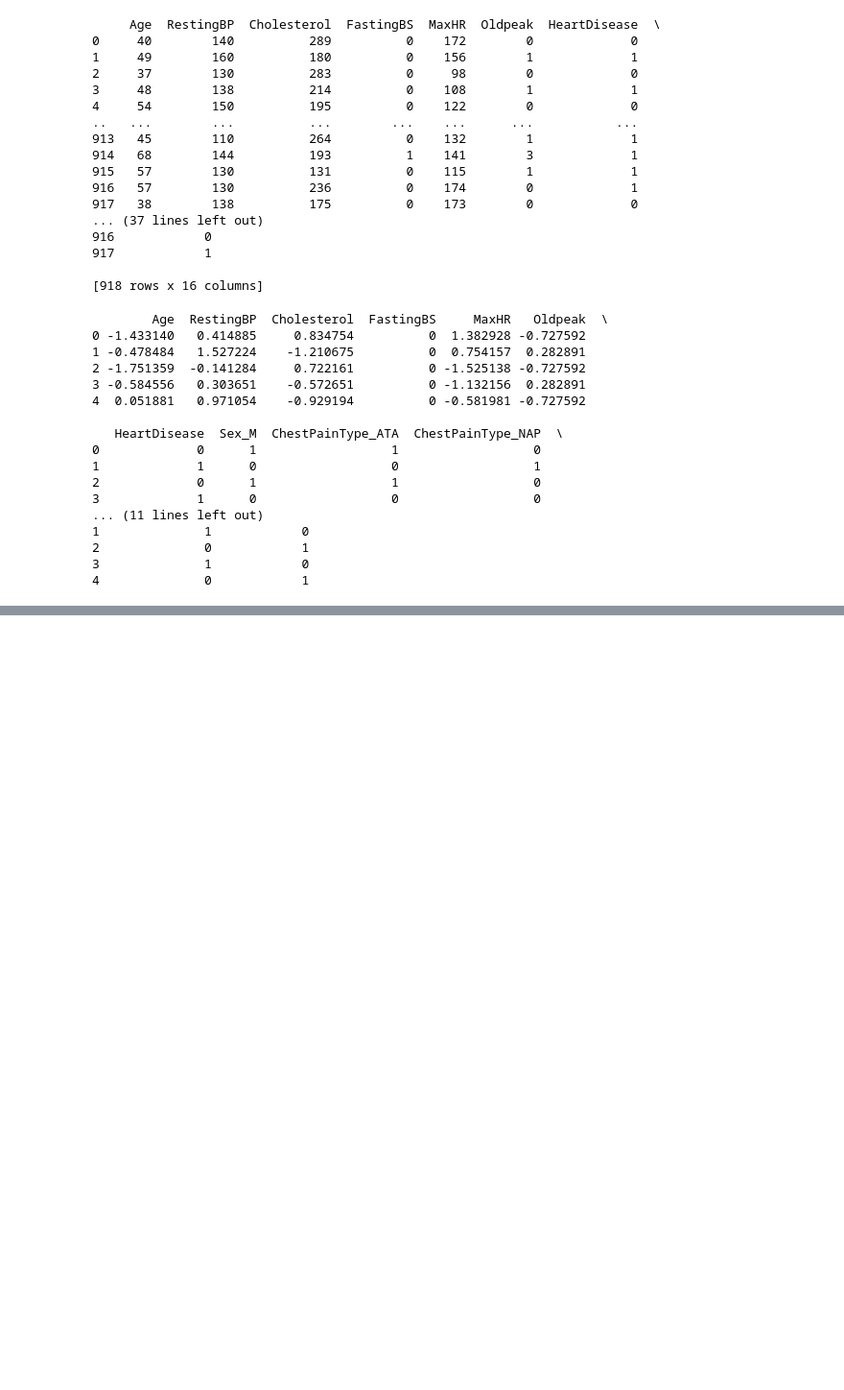
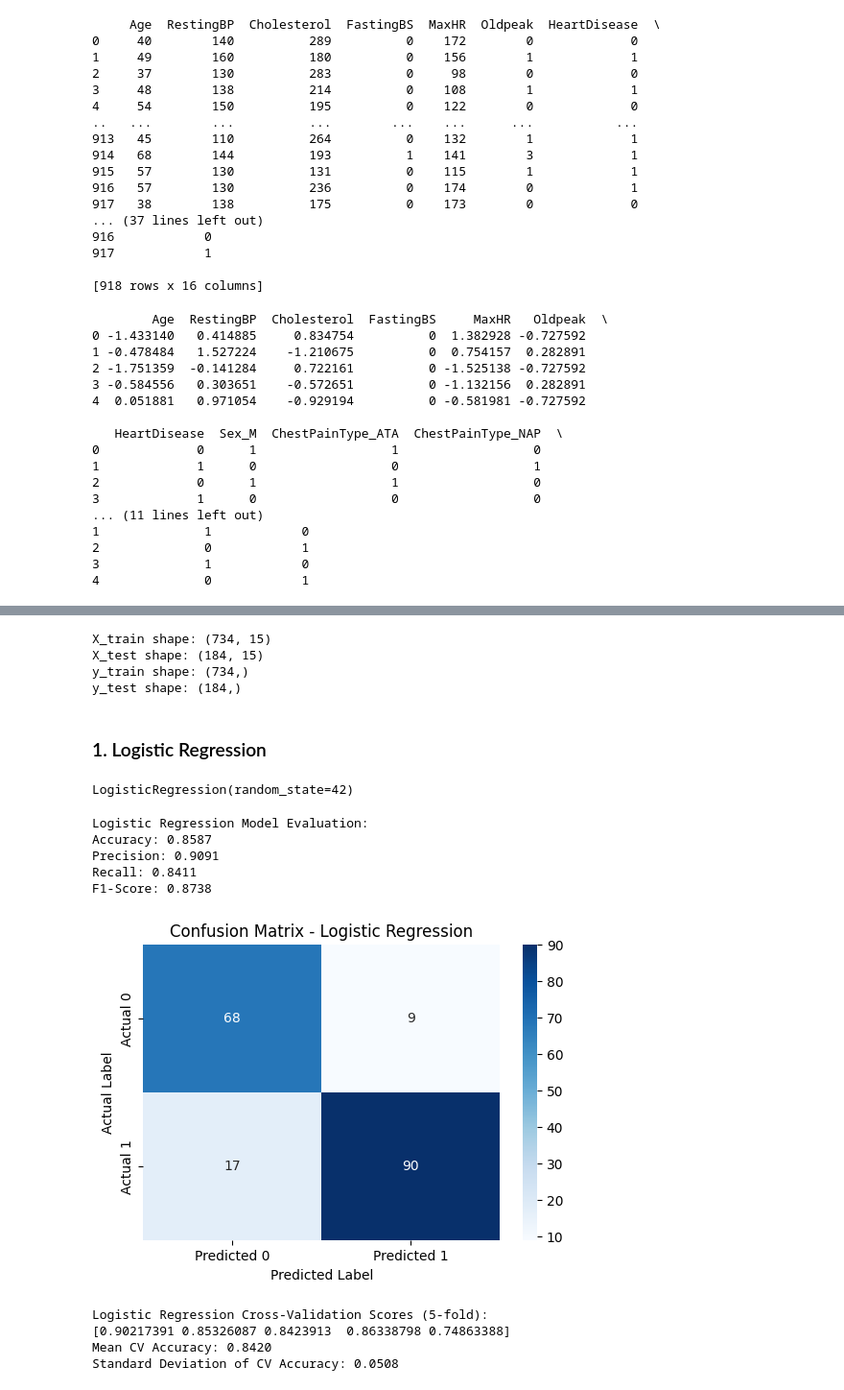
Before and after one commit to Vaishnavi943/ML_Project, a Jupyter notebook: HeartDisease_classifier.ipynb, the cells around one changed output, grey strips where cells are left out. Shown at 96% size. Drawn from its saved outputs; the diff is of its cells as text; code cells hidden in the pictures; blank space fills up the shorter version.

Commit message:
used all the classifier model, model evaluation technique, confussion matrix cross validation, hyperparamater-tuning etc

```diff
--- a/HeartDisease_classifier.ipynb
+++ b/HeartDisease_classifier.ipynb
@@ -221,0 +224,73 @@ print(df_encode.head())
+# %%
+from sklearn.model_selection import train_test_split
+
+X = df_encode.drop('HeartDisease', axis=1)
+y = df_encode['HeartDisease']
+
+X_train, X_test, y_train, y_test = train_test_split(X, y, test_size=0.2, random_state=42)
+
+print(f"X_train shape: {X_train.shape}")
+print(f"X_test shape: {X_test.shape}")
+print(f"y_train shape: {y_train.shape}")
+print(f"y_test shape: {y_test.shape}")
+# %% [output]
+X_train shape: (734, 15)
+X_test shape: (184, 15)
+y_train shape: (734,)
+y_test shape: (184,)
+# %% [markdown]
+### 1. Logistic Regression
+# %%
+from sklearn.linear_model import LogisticRegression
+from sklearn.metrics import confusion_matrix, accuracy_score, precision_score, recall_score, f1_score
+from sklearn.model_selection import cross_val_score
+
+# Initialize and train the Logistic Regression model
+log_reg_model = LogisticRegression(random_state=42) # Using 'liblinear' for small datasets and L1/L2 regularization
+log_reg_model.fit(X_train, y_train)
+# %% [output]
+LogisticRegression(random_state=42)
+# %%
+# Make predictions
+y_pred_log_reg = log_reg_model.predict(X_test)
+# %%
+# Evaluate the model
+
+print("Logistic Regression Model Evaluation:")
+print(f"Accuracy: {accuracy_score(y_test, y_pred_log_reg):.4f}")
+print(f"Precision: {precision_score(y_test, y_pred_log_reg):.4f}")
+print(f"Recall: {recall_score(y_test, y_pred_log_reg):.4f}")
+print(f"F1-Score: {f1_score(y_test, y_pred_log_reg):.4f}")
+# %% [output]
+Logistic Regression Model Evaluation:
+Accuracy: 0.8587
+Precision: 0.9091
+Recall: 0.8411
+F1-Score: 0.8738
+# %%
+# Confusion Matrix
+
+conf_matrix_log_reg = confusion_matrix(y_test, y_pred_log_reg)
+plt.figure(figsize=(6, 4))
+sns.heatmap(conf_matrix_log_reg, annot=True, fmt='d', cmap='Blues',
+            xticklabels=['Predicted 0', 'Predicted 1'],
+            yticklabels=['Actual 0', 'Actual 1'])
+plt.title('Confusion Matrix - Logistic Regression')
+plt.ylabel('Actual Label')
+plt.xlabel('Predicted Label')
+plt.show()
+# %% [output]
+[figure, added]
+# %%
+# Cross-validation
+
+cv_scores_log_reg = cross_val_score(log_reg_model, X, y, cv=5, scoring='accuracy') # 5-fold cross-validation
+print("\nLogistic Regression Cross-Validation Scores (5-fold):")
+print(cv_scores_log_reg)
+print(f"Mean CV Accuracy: {cv_scores_log_reg.mean():.4f}")
+print(f"Standard Deviation of CV Accuracy: {cv_scores_log_reg.std():.4f}")
+# %% [output]
+Logistic Regression Cross-Validation Scores (5-fold):
+[0.90217391 0.85326087 0.8423913  0.86338798 0.74863388]
+Mean CV Accuracy: 0.8420
+Standard Deviation of CV Accuracy: 0.0508
```
Also changed, not shown: parts of 16 cells of this notebook.
